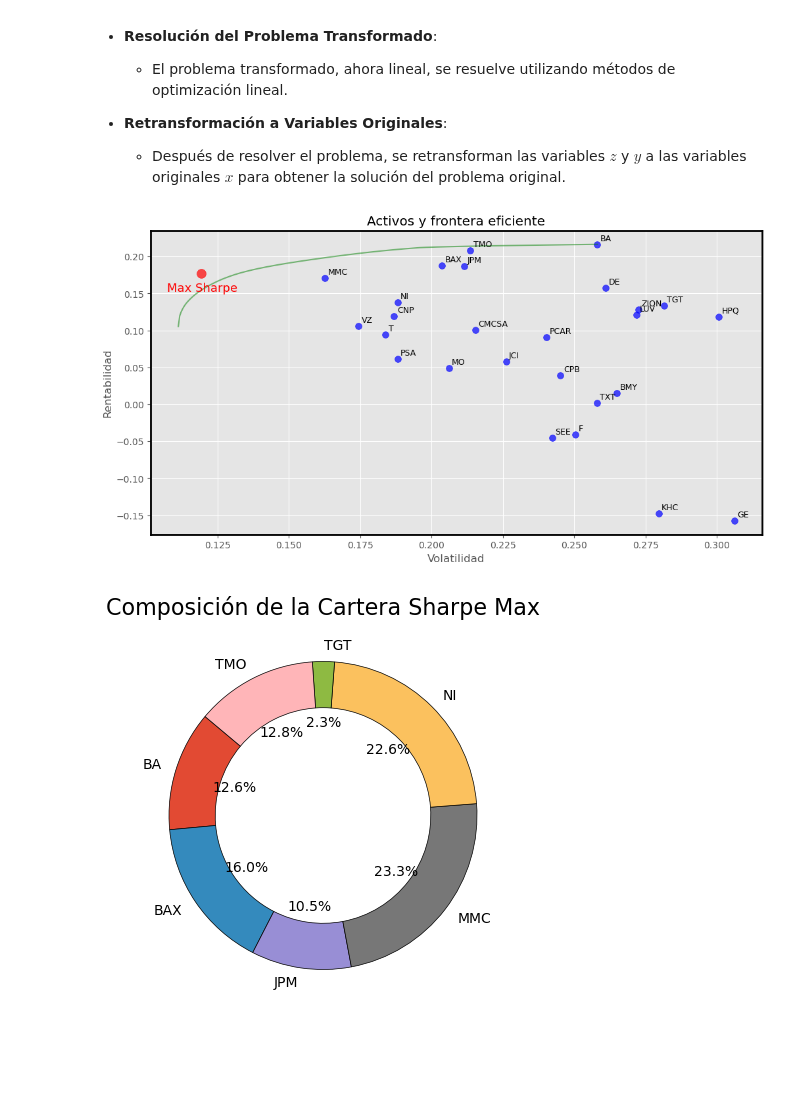
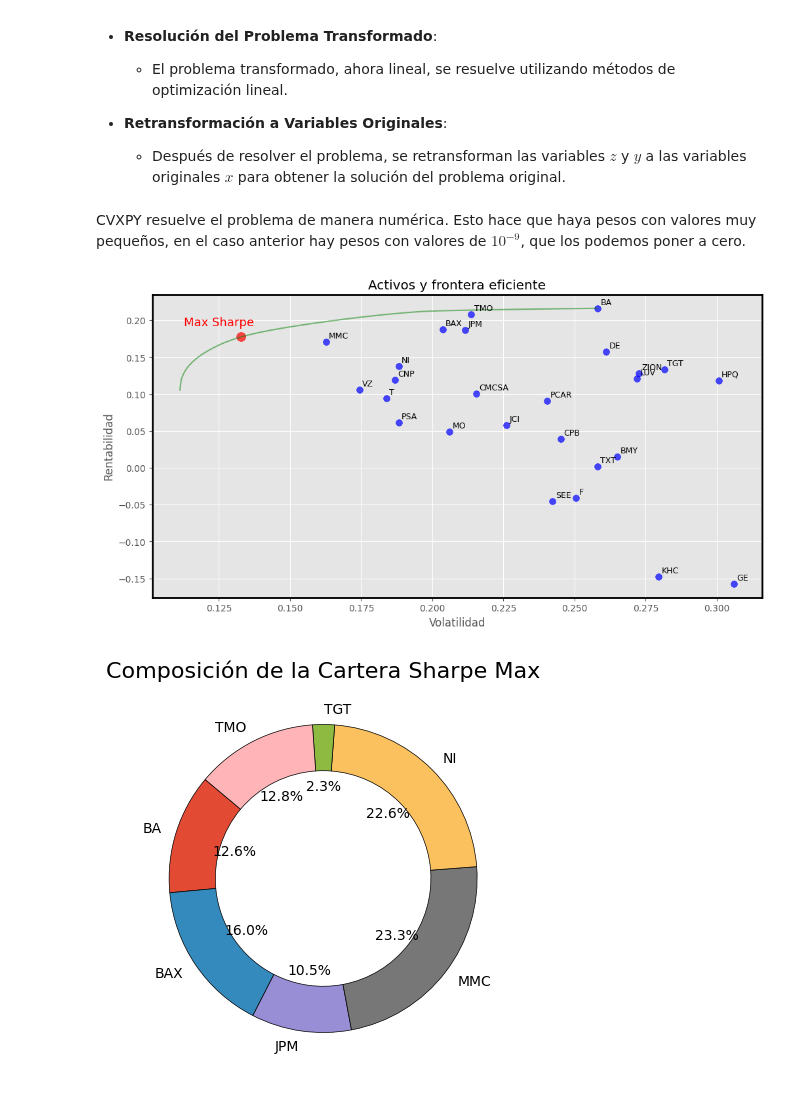
Before and after one commit to alfonso-santos/microcredencial-carteras-python-2023, a Jupyter notebook: Tema_4_CAPM/src/activo-libre-intro.ipynb, the cells around one changed output. Cells and saved outputs as stored; diff of their text form; code cells hidden in the pictures; blank space fills up the shorter version.

Commit message:
activo libre de riesgo con sharpe corregido

```diff
--- a/Tema_4_CAPM/src/activo-libre-intro.ipynb
+++ b/Tema_4_CAPM/src/activo-libre-intro.ipynb
@@ -828,3 +826,16 @@ cartera_sharpe_max = [riesgo.value/k.value, ret.value/k.value]
+# %% [markdown]
+CVXPY resuelve el problema de manera numérica. Esto hace que haya pesos con valores muy pequeños, en el caso anterior hay pesos con valores de $10^{-9}$, que los podemos poner a cero.
+# %%
+#ponemos a 0 los pesos menores de 10**-4 y elegimos los activos con pesos mayores a 0
+
+pesos_ajustados = np.array([np.round(x, 3) if x > 10**-4 else 0  for x in pesos_df[0]])
+activos_filtrados = [asset for i, asset in enumerate(assets) if pesos_ajustados[i] > 0]
+pesos_filtrados = [x for x in pesos_ajustados if x > 0]
+# %%
+# Calculamos la rentabilidad y volatilidad de la cartera de máximo ratio de sharpe
+
+retorno_cart_sharpe = np.dot(retornos_esperados, pesos_ajustados)*252
+std_sharpe = np.sqrt(pesos_ajustados @ matriz_cov @ pesos_ajustados.T)*np.sqrt(252)
 # %%
 #grafico
 
@@ -836,36 +847,37 @@ desplazamiento_y = 0.005  # Ajusta este valor según sea necesario
 
 
 
-plt.scatter(cartera_sharpe_max[0], 252 * cartera_sharpe_max[1], c='red', marker='o', s=100, alpha=0.7)
-plt.text(cartera_sharpe_max[0]-12*desplazamiento_x, 252 * cartera_sharpe_max[1]-5*desplazamiento_y , 'Max Sharpe', fontsize=13, color='red')
+#plt.scatter(cartera_sharpe_max[0], 252 * cartera_sharpe_max[1], c='red', marker='o', s=100, alpha=0.7)
+plt.text(std_sharpe - 20* desplazamiento_x, retorno_cart_sharpe+3*desplazamiento_y , 'Max Sharpe', fontsize=13, color='red')
+plt.scatter(std_sharpe, retorno_cart_sharpe, c='red', marker='o', s=100, alpha=0.7)
 
 # plt.scatter(np.sqrt(252*min_riesgo[0]), 252*min_riesgo[1], c='red', marker='x', s=50, alpha=0.7)
 # plt.text(np.sqrt(252*min_riesgo[0])+ 3*desplazamiento_x, 252*min_riesgo[1] +  2*desplazamiento_y , 'Min riesgo', fontsize=13, color='red')
 
 # Puntos de cada activo
 plt.scatter(np.sqrt(np.diag(matriz_cov)*252),252* retornos_esperados, color='blue', s=50, alpha=0.7)
 plt.plot(np.sqrt(252*riesgos_lst), 252*np.array(retornos_lst), '-', color='green', label='Frontera Eficiente', alpha=0.5)
 
 
 # Añadiendo los nombres de los activos con un desplazamiento
 
 
 for i, asset in enumerate(assets):
     plt.text(np.sqrt(matriz_cov[i, i]*252) + desplazamiento_x, 252*retornos_esperados[i]+desplazamiento_y , asset, fontsize=9)
 plt.xlabel('Volatilidad')
 plt.ylabel('Rentabilidad')
 plt.title('Activos y frontera eficiente')
 #plt.colorbar(label='Sharpe ratio')
 
 
 
 # Configurar el borde de la figura
 ax = plt.gca()
 for spine in ax.spines.values():
     spine.set_edgecolor('black')
     spine.set_linewidth(2)
 
 
 plt.show()
 # %% [output]
-[figure, old version]
+[figure, new version]
@@ -886,4 +893,4 @@ plt.title('Composición de la Cartera Sharpe Max', fontsize=16)
 # Mostrar el gráfico
 plt.show()
 # %% [output]
-[figure, old version]
+[figure, new version]
```
Also changed, not shown: parts of 5 cells of this notebook.
